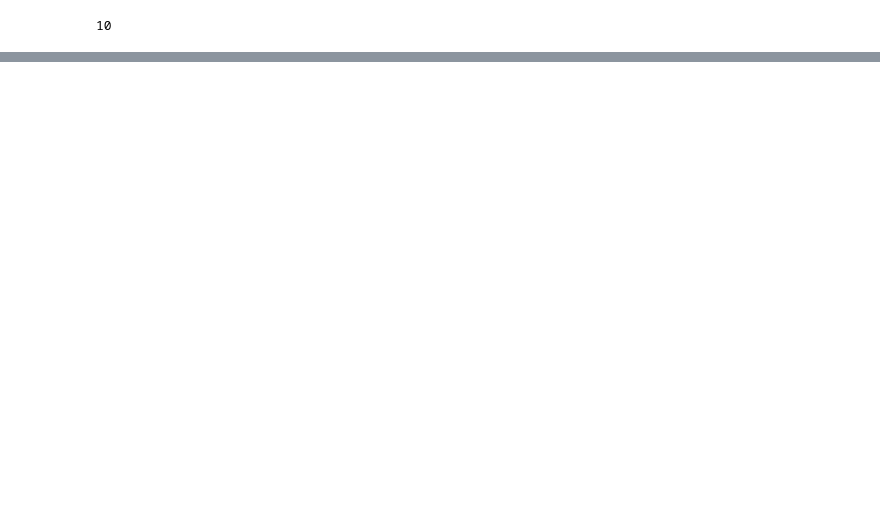
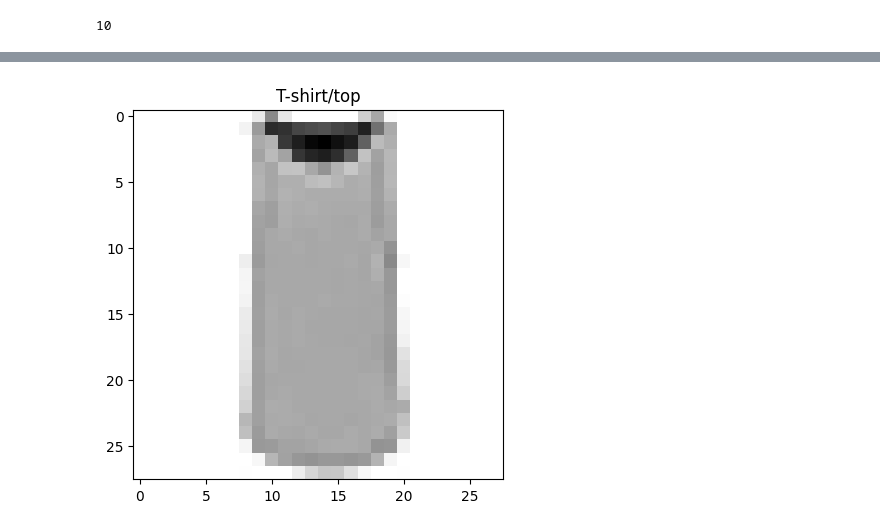
Before and after one commit to hvanli/01_tensorflow_htv, a Jupyter notebook: 03_tensorflow_neural_network_classification/nb/02_tensorflow_multi_class_classfication.ipynb, the cells around one changed output, grey strips where cells are left out. Drawn from its saved outputs; the diff is of its cells as text; code cells hidden in the pictures; blank space fills up the shorter version.

```diff
--- a/03_tensorflow_neural_network_classification/nb/02_tensorflow_multi_class_classfication.ipynb
+++ b/03_tensorflow_neural_network_classification/nb/02_tensorflow_multi_class_classfication.ipynb
@@ -96,11 +76,11 @@ model_1 = keras.Sequential([
 ])
 
 model_1.compile(
-    loss=keras.losses.CategoricalCrossentropy(),   # y_train must be one-hot
+    loss=keras.losses.CategoricalCrossentropy(),   # y_train must be one-hot if not use SparseCategoricalCrossentropy()
     optimizer=keras.optimizers.Adam(),
     metrics=['accuracy']
 )
 
 model_1.summary()
-model_1.fit(train_images, y_train, epochs=100, verbose=1, batch_size=512, validation_data=(test_images, y_test))
+model_1.fit(train_images, y_train, epochs=100, verbose=1, batch_size=4096, validation_data=(test_images, y_test))
 # %% [output]
@@ -154,11 +134,11 @@ model_2.compile(
 )
 
 model_2.summary()
-model_2.fit(train_images,
+history_2 = model_2.fit(train_images,
             train_labels,
             epochs=100,
-            verbose=1,
-            batch_size=512,
+            verbose=0,
+            batch_size=4096,
             validation_data=(test_images, test_labels)
            )
 # %% [output]
@@ -198,3 +160,3 @@ Epoch 100/100
 # %%
-model_2.predict(test_images)[:5]
+y_preds = model_2.predict(test_images)
 # %% [output]
@@ -216,0 +164,4 @@ array([[1.81321861e-25, 2.54208193e-16, 3.05073442e-25, 4.28314555e-26,
+# %%
+plot_image_with_class_name(index=np.argmax(y_preds[1]))
+# %% [output]
+[figure, added]
```
Also changed, not shown: parts of 30 cells of this notebook.
